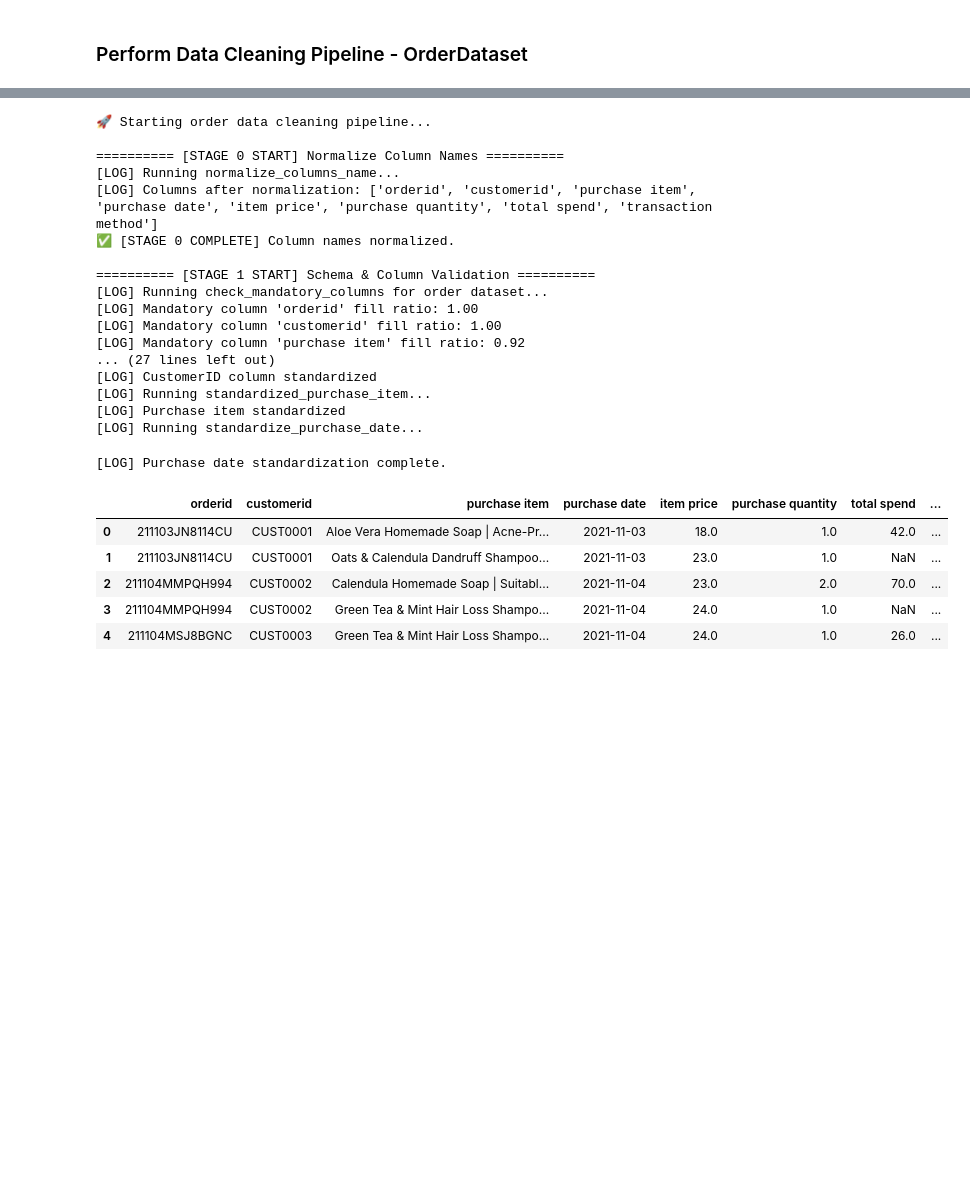
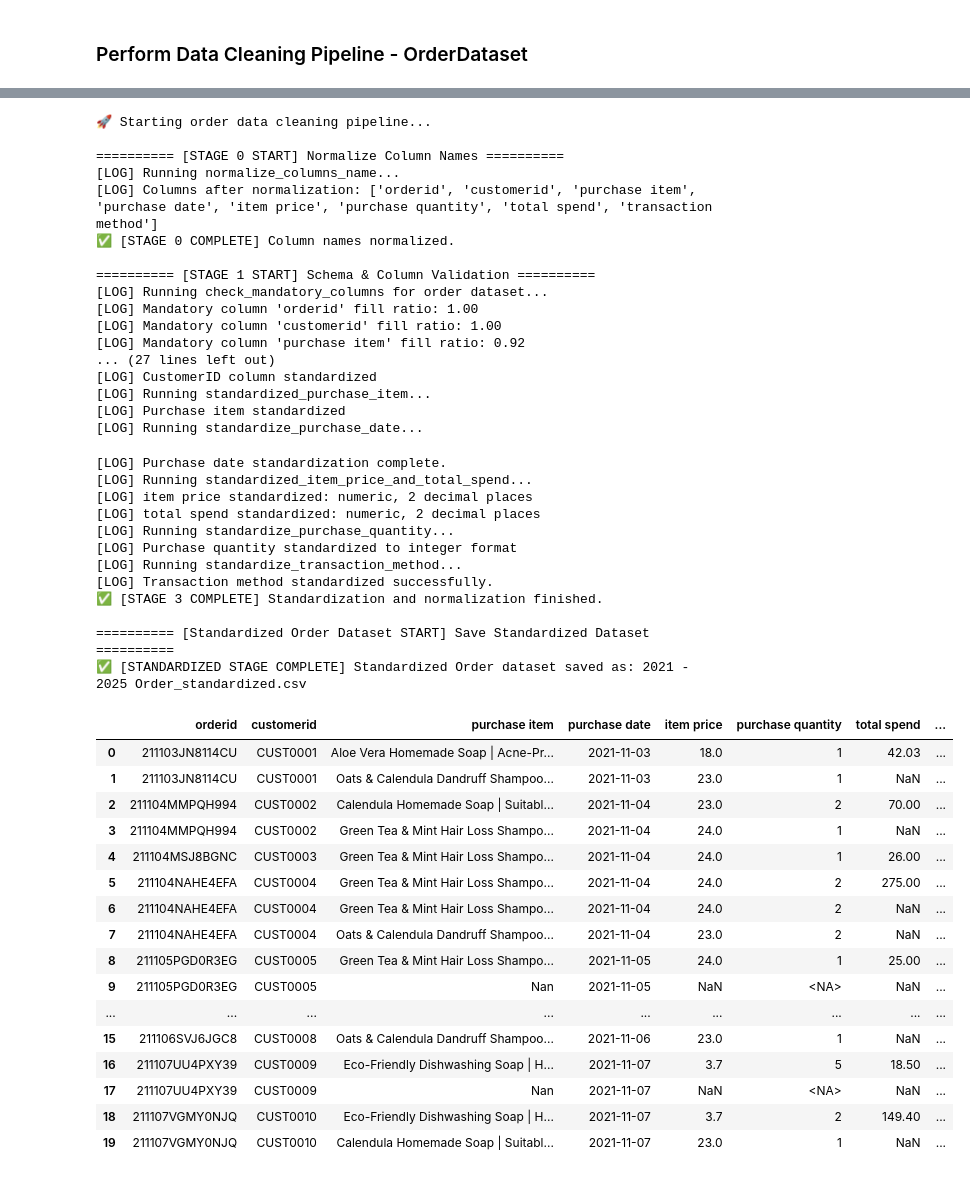
Before and after one commit to celinezyyy/Segma_FYP, a Jupyter notebook: server/python/dataCleaning/customerCleaning.ipynb, the cells around one changed output, grey strips where cells are left out. Saved outputs shown, nothing was run; the diff lists cells and outputs as text; code cells hidden in the pictures; blank space fills up the shorter version.

Commit message:
(DONE) - Order Cleaning Pipeline Stage 3

```diff
--- a/server/python/dataCleaning/customerCleaning.ipynb
+++ b/server/python/dataCleaning/customerCleaning.ipynb
@@ -850,41 +953,73 @@ def clean_order_dataset(df, original_order_dataset_name):
     df = standardize_customer_id(df)
     df = standardize_purchase_item(df)
     df = standardize_purchase_date(df)
+    df = standardized_item_price_and_total_spend(df)
+    df = standardize_purchase_quantity(df)
+    df = standardize_transaction_method(df)
+    print("✅ [STAGE 3 COMPLETE] Standardization and normalization finished.\n")
 
-    return df
+    print("========== [Standardized Order Dataset START] Save Standardized Dataset ==========")
+    base_name, ext = os.path.splitext(original_order_dataset_name)
+    cleaned_file = f"{base_name}_standardized{ext}"
+    df.to_csv(cleaned_file, index=False)
+    print(f"✅ [STANDARDIZED STAGE COMPLETE] Standardized Order dataset saved as: {cleaned_file}\n")
+
+    return df, cleaned_file
     # later add on return clean file name
 # %%
 # Keep a copy for comparison
 original_order_df = order_df.copy()
 
 # >>>>>>>>>>>>>>>>>>>> (ORDER DATASET) IMPLEMENT CLEANING PIPELINE >>>>>>>>>>>>>>>>>>>
 # cleaned_order_df, cleaned_file_name = clean_order_dataset(order_df, original_order_dataset_name)
-cleaned_order_df = clean_order_dataset(order_df, original_order_dataset_name)
+cleaned_order_df, cleaned_file_name = clean_order_dataset(order_df, original_order_dataset_name)
 
 # AFTER CLEANING : CLEANED VERSION TO BE STORED BACK TO DATABASE
-cleaned_order_df.head()
+cleaned_order_df.head(20)
 # %% [output]
 🚀 Starting order data cleaning pipeline...
 
 ========== [STAGE 0 START] Normalize Column Names ==========
 [LOG] Running normalize_columns_name...
 [LOG] Columns after normalization: ['orderid', 'customerid', 'purchase item', 'purchase date', 'item price', 'purchase quantity', 'total spend', 'transaction method']
 ✅ [STAGE 0 COMPLETE] Column names normalized.
 
 ========== [STAGE 1 START] Schema & Column Validation ==========
 [LOG] Running check_mandatory_columns for order dataset...
 [LOG] Mandatory column 'orderid' fill ratio: 1.00
 [LOG] Mandatory column 'customerid' fill ratio: 1.00
 [LOG] Mandatory column 'purchase item' fill ratio: 0.92
 ... (27 lines left out)
 [LOG] CustomerID column standardized
 [LOG] Running standardized_purchase_item...
 [LOG] Purchase item standardized
 [LOG] Running standardize_purchase_date...
 [LOG] Purchase date standardization complete.
+[LOG] Running standardized_item_price_and_total_spend...
+[LOG] item price standardized: numeric, 2 decimal places
+[LOG] total spend standardized: numeric, 2 decimal places
+[LOG] Running standardize_purchase_quantity...
+[LOG] Purchase quantity standardized to integer format
+[LOG] Running standardize_transaction_method...
+[LOG] Transaction method standardized successfully.
+✅ [STAGE 3 COMPLETE] Standardization and normalization finished.
+
+========== [Standardized Order Dataset START] Save Standardized Dataset ==========
+✅ [STANDARDIZED STAGE COMPLETE] Standardized Order dataset saved as: 2021 - 2025 Order_standardized.csv
 |  | orderid | customerid | purchase item | purchase date | item price | purchase quantity | total spend | ... |
-| 0 | 211103JN8114CU | CUST0001 | Aloe Vera Homemade Soap | Acne-Pr... | 2021-11-03 | 18.0 | 1.0 | 42.0 | ... |
-| 1 | 211103JN8114CU | CUST0001 | Oats & Calendula Dandruff Shampoo... | 2021-11-03 | 23.0 | 1.0 | NaN | ... |
-| 2 | 211104MMPQH994 | CUST0002 | Calendula Homemade Soap | Suitabl... | 2021-11-04 | 23.0 | 2.0 | 70.0 | ... |
-| 3 | 211104MMPQH994 | CUST0002 | Green Tea & Mint Hair Loss Shampo... | 2021-11-04 | 24.0 | 1.0 | NaN | ... |
-| 4 | 211104MSJ8BGNC | CUST0003 | Green Tea & Mint Hair Loss Shampo... | 2021-11-04 | 24.0 | 1.0 | 26.0 | ... |
+| 0 | 211103JN8114CU | CUST0001 | Aloe Vera Homemade Soap | Acne-Pr... | 2021-11-03 | 18.0 | 1 | 42.03 | ... |
+| 1 | 211103JN8114CU | CUST0001 | Oats & Calendula Dandruff Shampoo... | 2021-11-03 | 23.0 | 1 | NaN | ... |
+| 2 | 211104MMPQH994 | CUST0002 | Calendula Homemade Soap | Suitabl... | 2021-11-04 | 23.0 | 2 | 70.00 | ... |
+| 3 | 211104MMPQH994 | CUST0002 | Green Tea & Mint Hair Loss Shampo... | 2021-11-04 | 24.0 | 1 | NaN | ... |
+| 4 | 211104MSJ8BGNC | CUST0003 | Green Tea & Mint Hair Loss Shampo... | 2021-11-04 | 24.0 | 1 | 26.00 | ... |
+| 5 | 211104NAHE4EFA | CUST0004 | Green Tea & Mint Hair Loss Shampo... | 2021-11-04 | 24.0 | 2 | 275.00 | ... |
+| 6 | 211104NAHE4EFA | CUST0004 | Green Tea & Mint Hair Loss Shampo... | 2021-11-04 | 24.0 | 2 | NaN | ... |
+| 7 | 211104NAHE4EFA | CUST0004 | Oats & Calendula Dandruff Shampoo... | 2021-11-04 | 23.0 | 2 | NaN | ... |
+| 8 | 211105PGD0R3EG | CUST0005 | Green Tea & Mint Hair Loss Shampo... | 2021-11-05 | 24.0 | 1 | 25.00 | ... |
+| 9 | 211105PGD0R3EG | CUST0005 | Nan | 2021-11-05 | NaN | <NA> | NaN | ... |
+| ... | ... | ... | ... | ... | ... | ... | ... | ... |
+| 15 | 211106SVJ6JGC8 | CUST0008 | Oats & Calendula Dandruff Shampoo... | 2021-11-06 | 23.0 | 1 | NaN | ... |
+| 16 | 211107UU4PXY39 | CUST0009 | Eco-Friendly Dishwashing Soap | H... | 2021-11-07 | 3.7 | 5 | 18.50 | ... |
+| 17 | 211107UU4PXY39 | CUST0009 | Nan | 2021-11-07 | NaN | <NA> | NaN | ... |
+| 18 | 211107VGMY0NJQ | CUST0010 | Eco-Friendly Dishwashing Soap | H... | 2021-11-07 | 3.7 | 2 | 149.40 | ... |
+| 19 | 211107VGMY0NJQ | CUST0010 | Calendula Homemade Soap | Suitabl... | 2021-11-07 | 23.0 | 1 | NaN | ... |
```
Also changed, not shown: parts of 6 cells of this notebook.
